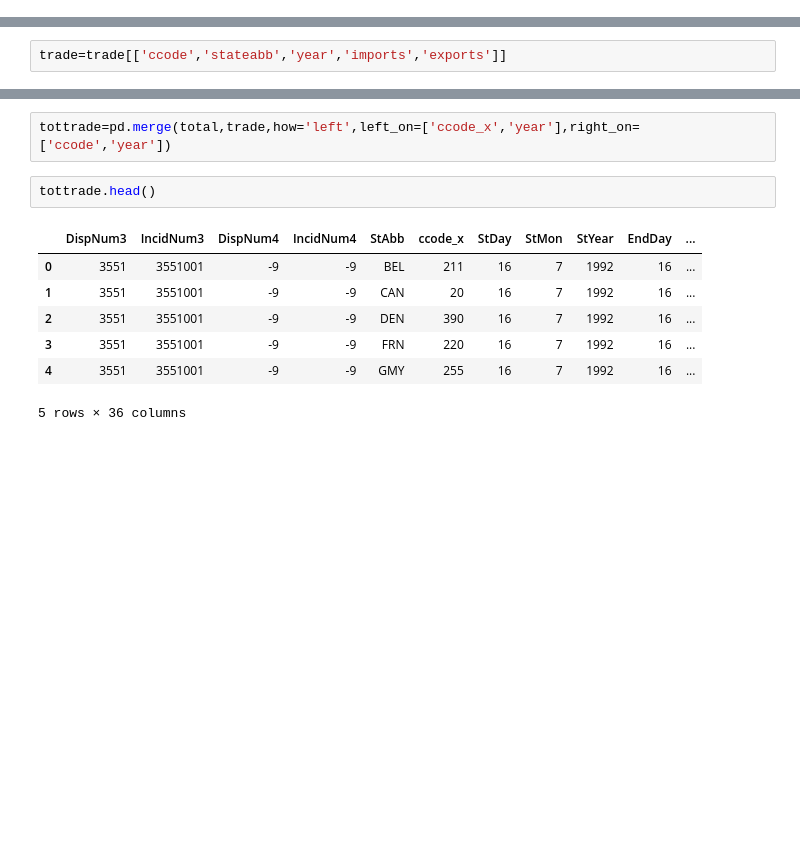
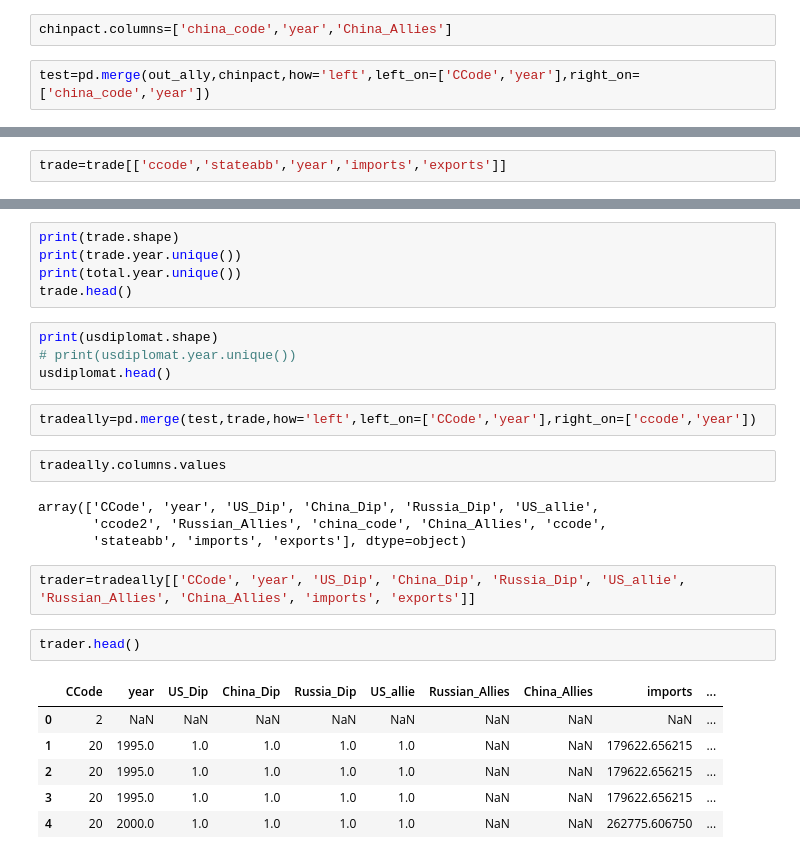
Before and after one commit to denisdunn/conflict_peace, a Jupyter notebook: conflicts_project.ipynb, the cells around one changed output, grey strips where cells are left out. Saved outputs shown, nothing was run; the diff lists cells and outputs as text; blank space fills up the shorter version.

```diff
--- a/conflicts_project.ipynb
+++ b/conflicts_project.ipynb
@@ -140,0 +303,4 @@ usally=uspact[['ccode2','year','right_censor']]
+# %%
+chinpact.columns=['china_code','year','China_Allies']
+# %%
+test=pd.merge(out_ally,chinpact,how='left',left_on=['CCode','year'],right_on=['china_code','year'])
@@ -147,12 +344,28 @@ trade=trade[['ccode','stateabb','year','imports','exports']]
+# %%
+print(trade.shape)
+print(trade.year.unique())
+print(total.year.unique())
+trade.head()
+# %%
+print(usdiplomat.shape)
+# print(usdiplomat.year.unique())
+usdiplomat.head()
 # %%
-tottrade=pd.merge(total,trade,how='left',left_on=['ccode_x','year'],right_on=['ccode','year'])
+tradeally=pd.merge(test,trade,how='left',left_on=['CCode','year'],right_on=['ccode','year'])
+# %%
+tradeally.columns.values
+# %% [output]
+array(['CCode', 'year', 'US_Dip', 'China_Dip', 'Russia_Dip', 'US_allie',
+       'ccode2', 'Russian_Allies', 'china_code', 'China_Allies', 'ccode',
+       'stateabb', 'imports', 'exports'], dtype=object)
+# %%
+trader=tradeally[['CCode', 'year', 'US_Dip', 'China_Dip', 'Russia_Dip', 'US_allie', 'Russian_Allies', 'China_Allies', 'imports', 'exports']]
 # %%
-tottrade.head()
+trader.head()
 # %% [output]
-|  | DispNum3 | IncidNum3 | DispNum4 | IncidNum4 | StAbb | ccode_x | StDay | StMon | StYear | EndDay | ... |
-| 0 | 3551 | 3551001 | -9 | -9 | BEL | 211 | 16 | 7 | 1992 | 16 | ... |
-| 1 | 3551 | 3551001 | -9 | -9 | CAN | 20 | 16 | 7 | 1992 | 16 | ... |
-| 2 | 3551 | 3551001 | -9 | -9 | DEN | 390 | 16 | 7 | 1992 | 16 | ... |
-| 3 | 3551 | 3551001 | -9 | -9 | FRN | 220 | 16 | 7 | 1992 | 16 | ... |
-| 4 | 3551 | 3551001 | -9 | -9 | GMY | 255 | 16 | 7 | 1992 | 16 | ... |
+|  | CCode | year | US_Dip | China_Dip | Russia_Dip | US_allie | Russian_Allies | China_Allies | imports | ... |
+| 0 | 2 | NaN | NaN | NaN | NaN | NaN | NaN | NaN | NaN | ... |
+| 1 | 20 | 1995.0 | 1.0 | 1.0 | 1.0 | 1.0 | NaN | NaN | 179622.656215 | ... |
+| 2 | 20 | 1995.0 | 1.0 | 1.0 | 1.0 | 1.0 | NaN | NaN | 179622.656215 | ... |
+| 3 | 20 | 1995.0 | 1.0 | 1.0 | 1.0 | 1.0 | NaN | NaN | 179622.656215 | ... |
+| 4 | 20 | 2000.0 | 1.0 | 1.0 | 1.0 | 1.0 | NaN | NaN | 262775.606750 | ... |
-5 rows × 36 columns
```
Also changed, not shown: parts of 109 cells of this notebook.
